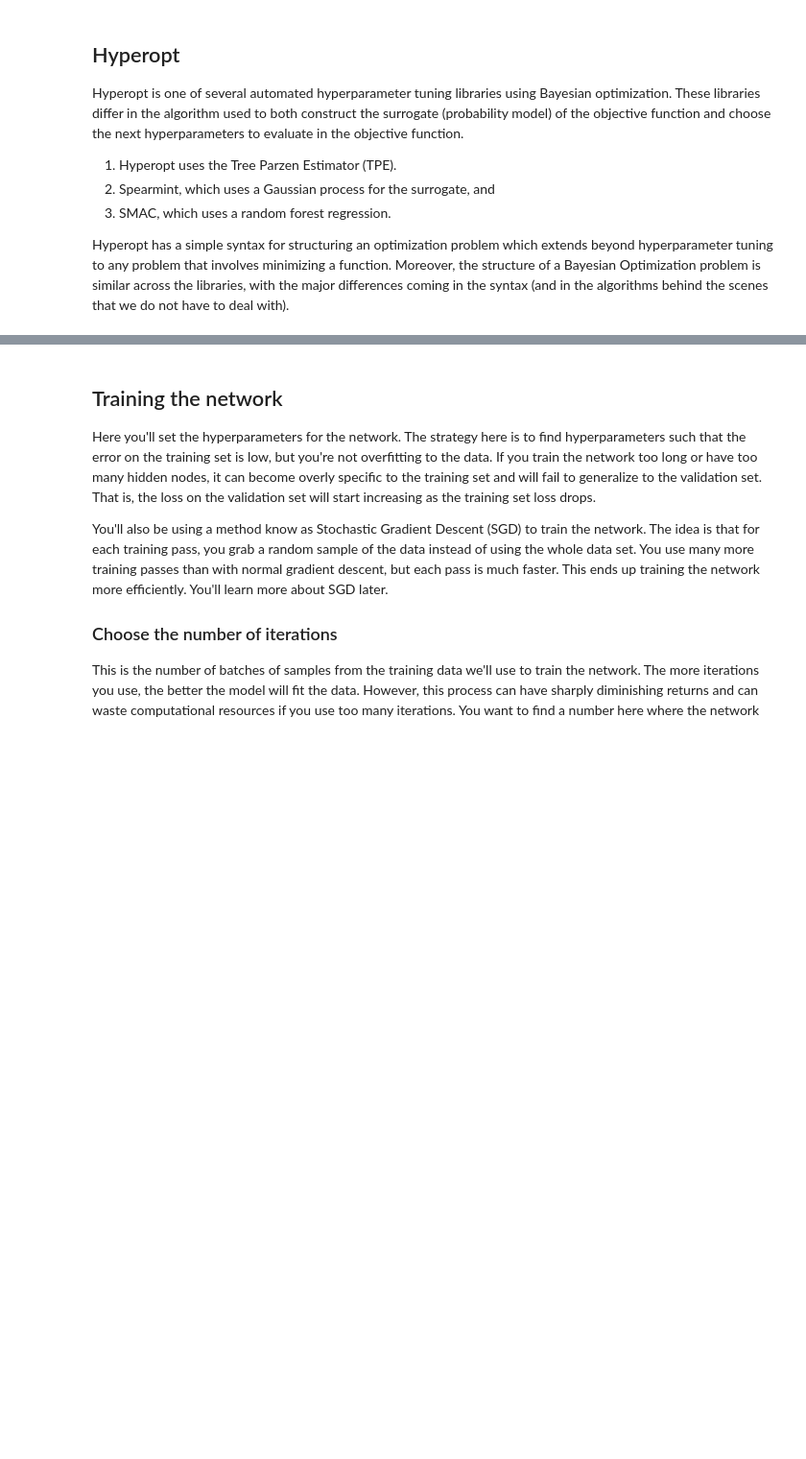
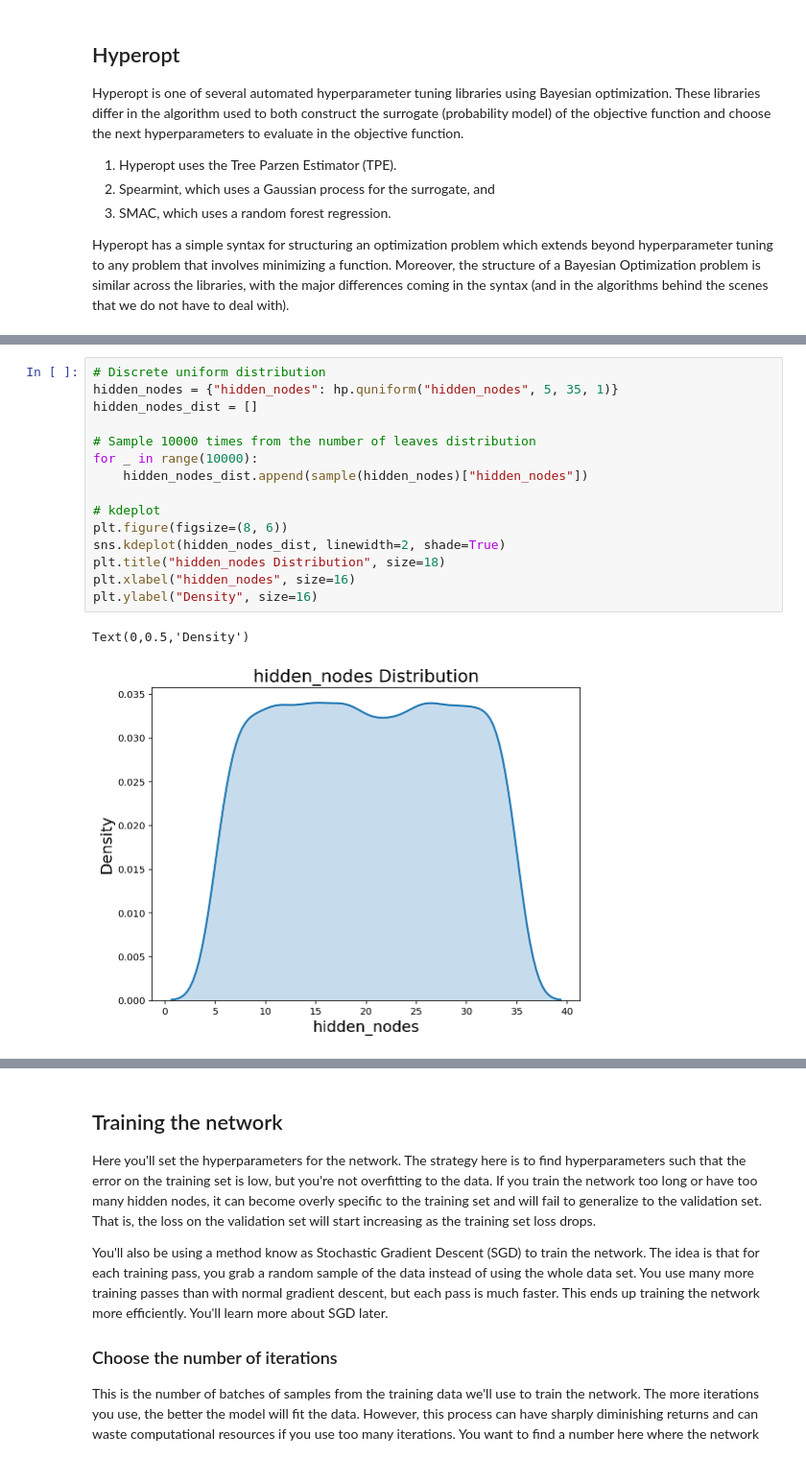
Before and after one commit to udacity/deep-learning-v2-pytorch, a Jupyter notebook: project-bikesharing/first-neural-network/Your_first_neural_network.ipynb, the cells around one changed output, grey strips where cells are left out. Shown at 96% size. Saved outputs shown, nothing was run; the diff lists cells and outputs as text; blank space fills up the shorter version.

```diff
--- a/project-bikesharing/first-neural-network/Your_first_neural_network.ipynb
+++ b/project-bikesharing/first-neural-network/Your_first_neural_network.ipynb
@@ -221,0 +228,18 @@ plt.xlabel('Learning Rate', size = 14); plt.ylabel('Count', size = 14); plt.titl
+# %%
+# Discrete uniform distribution
+hidden_nodes = {"hidden_nodes": hp.quniform("hidden_nodes", 5, 35, 1)}
+hidden_nodes_dist = []
+
+# Sample 10000 times from the number of leaves distribution
+for _ in range(10000):
+    hidden_nodes_dist.append(sample(hidden_nodes)["hidden_nodes"])
+
+# kdeplot
+plt.figure(figsize=(8, 6))
+sns.kdeplot(hidden_nodes_dist, linewidth=2, shade=True)
+plt.title("hidden_nodes Distribution", size=18)
+plt.xlabel("hidden_nodes", size=16)
+plt.ylabel("Density", size=16)
+# %% [output]
+Text(0,0.5,'Density')
+[figure, added]
```
Also changed, not shown: parts of 15 cells of this notebook, 1 other file.
